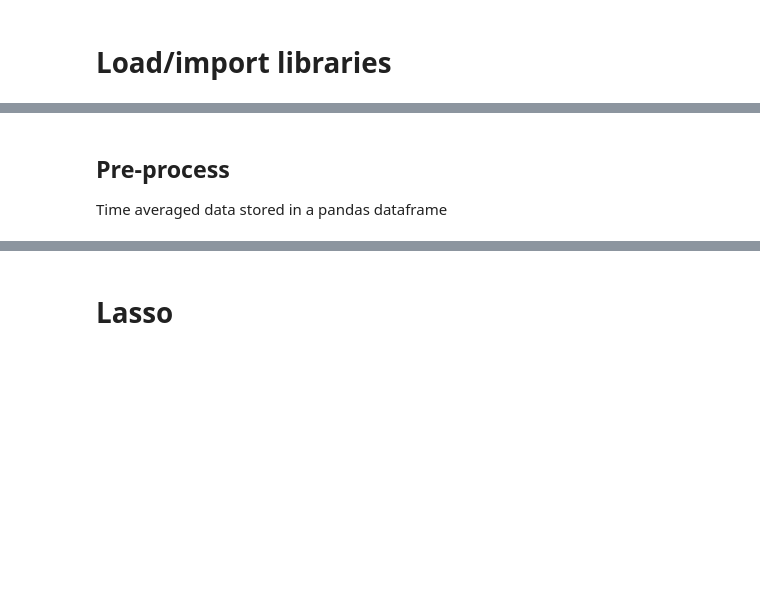
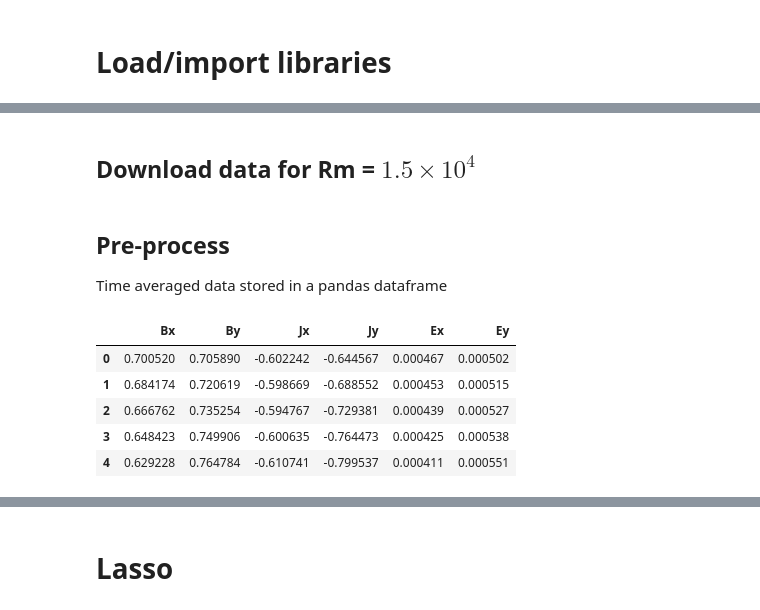
Before and after one commit to fnauman/ML_alpha2, a Jupyter notebook: rfandlasso_vertical_poly.ipynb, the cells around one changed output, grey strips where cells are left out. Drawn from its saved outputs; the diff is of its cells as text; code cells hidden in the pictures; blank space fills up the shorter version.

```diff
--- a/rfandlasso_vertical_poly.ipynb
+++ b/rfandlasso_vertical_poly.ipynb
@@ -33,0 +22,2 @@ mf05 = np.load(pth + 'mfields_R5e2.npz')
+# %% [markdown]
+## Download data for Rm = $1.5 \times 10^4$
@@ -43,0 +33,9 @@ df05 = gen_df_tave(fname=pth + 'mfields_R5e2.npz',t1=4000,t2=5000,verbose=0)
+# %%
+df15.head()
+# %% [output]
+|  | Bx | By | Jx | Jy | Ex | Ey |
+| 0 | 0.700520 | 0.705890 | -0.602242 | -0.644567 | 0.000467 | 0.000502 |
+| 1 | 0.684174 | 0.720619 | -0.598669 | -0.688552 | 0.000453 | 0.000515 |
+| 2 | 0.666762 | 0.735254 | -0.594767 | -0.729381 | 0.000439 | 0.000527 |
+| 3 | 0.648423 | 0.749906 | -0.600635 | -0.764473 | 0.000425 | 0.000538 |
+| 4 | 0.629228 | 0.764784 | -0.610741 | -0.799537 | 0.000411 | 0.000551 |
```
Also changed, not shown: parts of 26 cells of this notebook, 5 other files.
